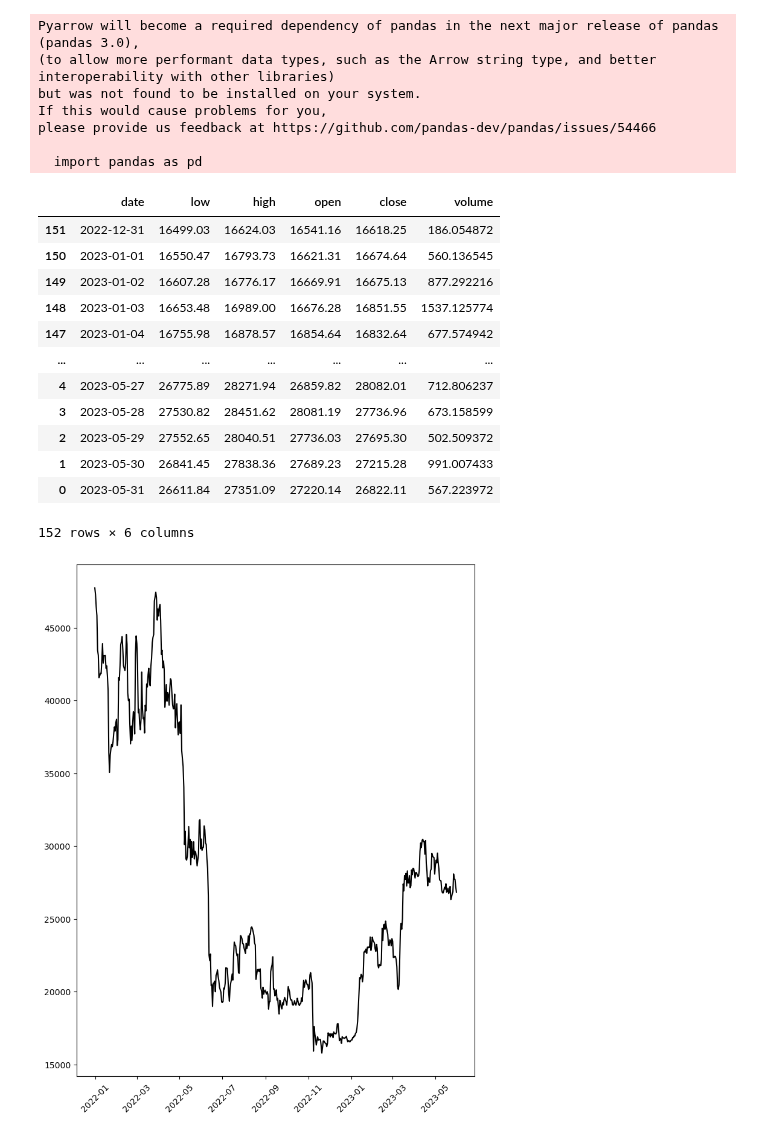
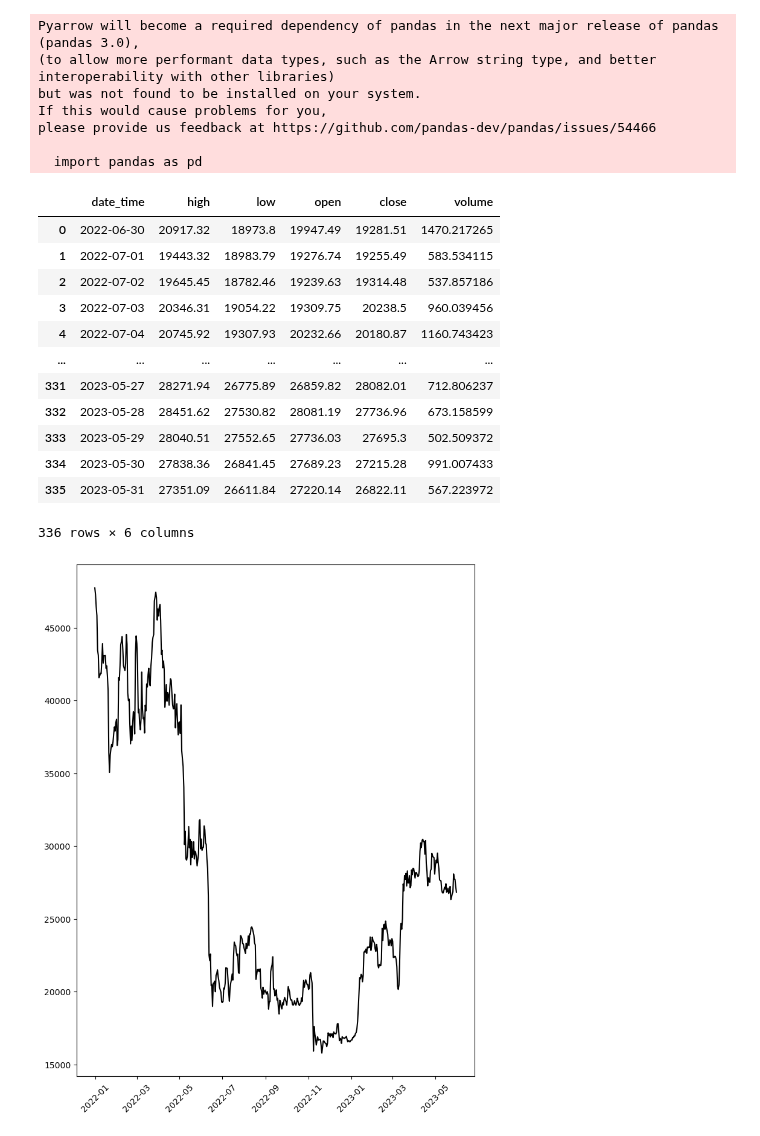
Before and after one commit to ArtemChemist/crypto, a Jupyter notebook: test clases.ipynb, the cells around one changed output. Saved outputs shown, nothing was run; the diff lists cells and outputs as text; code cells hidden in the pictures.

Commit message:
Reading coinbase data into Assets

```diff
--- a/test clases.ipynb
+++ b/test clases.ipynb
@@ -36,24 +38,32 @@ ETH_USDT3 = public_client.get_product_historic_rates('ETH-USDT', '2022-01-01', '
 # %%
 # Rename columns
 df_hist_data= pd.DataFrame(BTC_USDT1)
-df_hist_data.columns = [ 'date', 'low', 'high', 'open', 'close', 'volume' ]
-df_hist_data['date']= df_hist_data['date'].apply(lambda x: date.fromtimestamp(x))
-
-df_hist_data.sort_values(by=['date'], inplace=True)
+df_hist_data.columns = [ 'date_time', 'low', 'high', 'open', 'close', 'volume' ]
+df_hist_data['date_time']= df_hist_data['date_time'].apply(lambda x: date.fromtimestamp(x))
-# %%
-df_hist_data
-# %% [output]
-|  | date | low | high | open | close | volume |
-| 151 | 2022-12-31 | 16499.03 | 16624.03 | 16541.16 | 16618.25 | 186.054872 |
-| 150 | 2023-01-01 | 16550.47 | 16793.73 | 16621.31 | 16674.64 | 560.136545 |
-| 149 | 2023-01-02 | 16607.28 | 16776.17 | 16669.91 | 16675.13 | 877.292216 |
-| 148 | 2023-01-03 | 16653.48 | 16989.00 | 16676.28 | 16851.55 | 1537.125774 |
-| 147 | 2023-01-04 | 16755.98 | 16878.57 | 16854.64 | 16832.64 | 677.574942 |
-| ... | ... | ... | ... | ... | ... | ... |
-| 4 | 2023-05-27 | 26775.89 | 28271.94 | 26859.82 | 28082.01 | 712.806237 |
-| 3 | 2023-05-28 | 27530.82 | 28451.62 | 28081.19 | 27736.96 | 673.158599 |
-| 2 | 2023-05-29 | 27552.65 | 28040.51 | 27736.03 | 27695.30 | 502.509372 |
-| 1 | 2023-05-30 | 26841.45 | 27838.36 | 27689.23 | 27215.28 | 991.007433 |
-| 0 | 2023-05-31 | 26611.84 | 27351.09 | 27220.14 | 26822.11 | 567.223972 |
-152 rows × 6 columns
+# %%
+BTC = Asset('BTC')
+BTC.update_history(df_hist_data)
+# %%
+# Rename columns
+df_hist_data= pd.DataFrame(BTC_USDT2)
+df_hist_data.columns = [ 'date_time', 'low', 'high', 'open', 'close', 'volume' ]
+df_hist_data['date_time']= df_hist_data['date_time'].apply(lambda x: date.fromtimestamp(x))
+# %%
+BTC.update_history(df_hist_data)
+# %%
+BTC.history
+# %% [output]
+|  | date_time | high | low | open | close | volume |
+| 0 | 2022-06-30 | 20917.32 | 18973.8 | 19947.49 | 19281.51 | 1470.217265 |
+| 1 | 2022-07-01 | 19443.32 | 18983.79 | 19276.74 | 19255.49 | 583.534115 |
+| 2 | 2022-07-02 | 19645.45 | 18782.46 | 19239.63 | 19314.48 | 537.857186 |
+| 3 | 2022-07-03 | 20346.31 | 19054.22 | 19309.75 | 20238.5 | 960.039456 |
+| 4 | 2022-07-04 | 20745.92 | 19307.93 | 20232.66 | 20180.87 | 1160.743423 |
+| ... | ... | ... | ... | ... | ... | ... |
+| 331 | 2023-05-27 | 28271.94 | 26775.89 | 26859.82 | 28082.01 | 712.806237 |
+| 332 | 2023-05-28 | 28451.62 | 27530.82 | 28081.19 | 27736.96 | 673.158599 |
+| 333 | 2023-05-29 | 28040.51 | 27552.65 | 27736.03 | 27695.3 | 502.509372 |
+| 334 | 2023-05-30 | 27838.36 | 26841.45 | 27689.23 | 27215.28 | 991.007433 |
+| 335 | 2023-05-31 | 27351.09 | 26611.84 | 27220.14 | 26822.11 | 567.223972 |
+336 rows × 6 columns
 # %%
```
Also changed, not shown: parts of 2 cells of this notebook, 1 other file.
